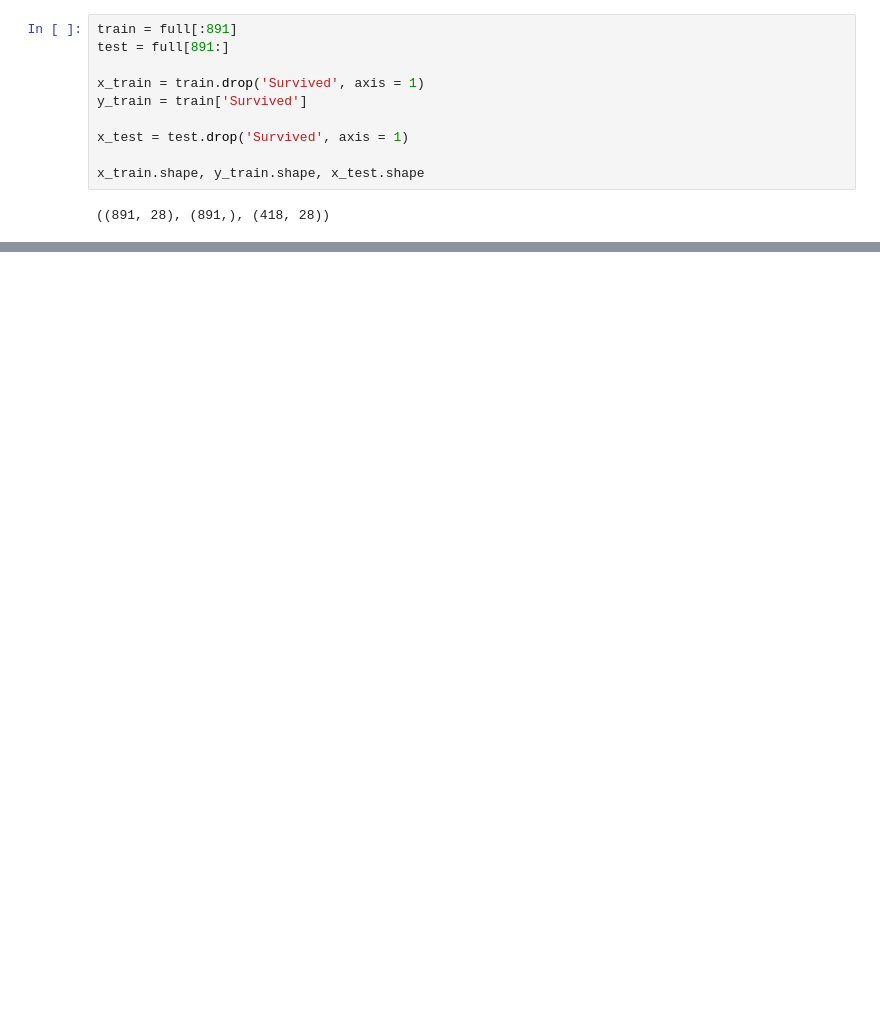
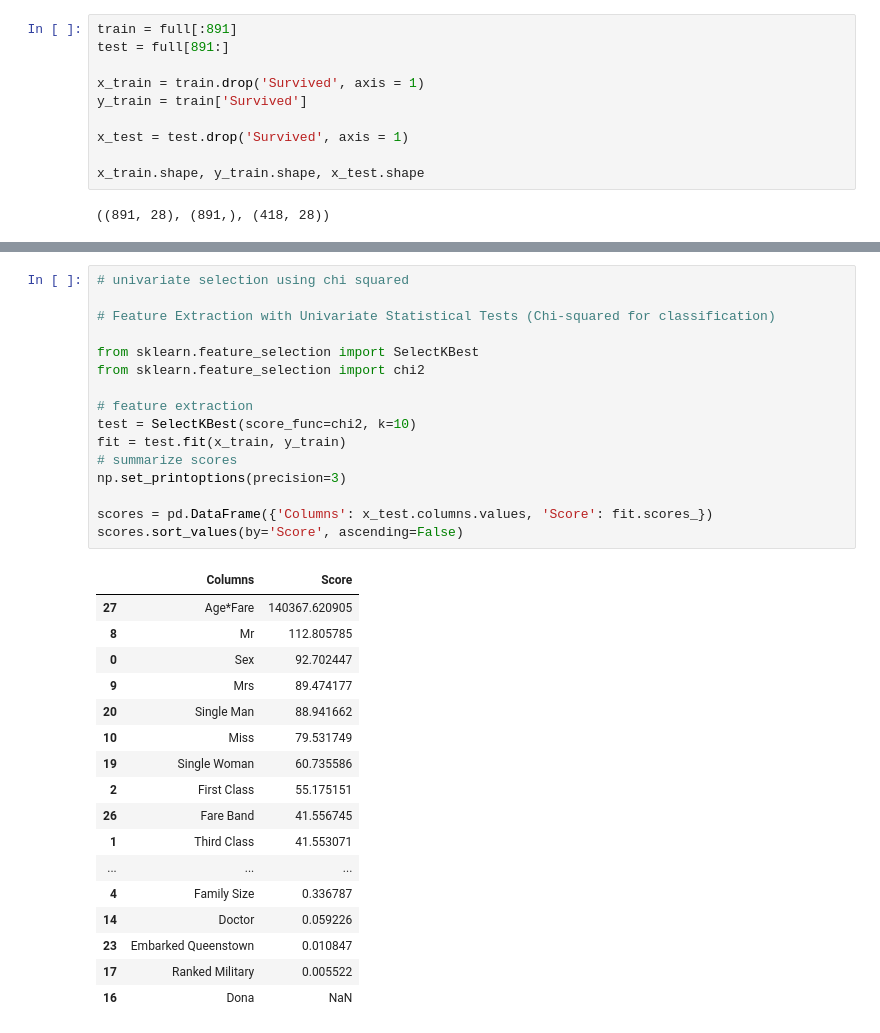
Before and after one commit to agodwinp/Titanic, a Jupyter notebook: Titanic - Machine Learning from Disaster.ipynb, the cells around one changed output, grey strips where cells are left out. Drawn from its saved outputs; the diff is of its cells as text; blank space fills up the shorter version.

```diff
--- a/Titanic - Machine Learning from Disaster.ipynb
+++ b/Titanic - Machine Learning from Disaster.ipynb
@@ -800,0 +813,34 @@ models.sort_values(by='Score', ascending=False)
+# %%
+# univariate selection using chi squared
+
+# Feature Extraction with Univariate Statistical Tests (Chi-squared for classification)
+
+from sklearn.feature_selection import SelectKBest
+from sklearn.feature_selection import chi2
+
+# feature extraction
+test = SelectKBest(score_func=chi2, k=10)
+fit = test.fit(x_train, y_train)
+# summarize scores
+np.set_printoptions(precision=3)
+
+scores = pd.DataFrame({'Columns': x_test.columns.values, 'Score': fit.scores_})
+scores.sort_values(by='Score', ascending=False)
+# %% [output]
+|  | Columns | Score |
+| 27 | Age*Fare | 140367.620905 |
+| 8 | Mr | 112.805785 |
+| 0 | Sex | 92.702447 |
+| 9 | Mrs | 89.474177 |
+| 20 | Single Man | 88.941662 |
+| 10 | Miss | 79.531749 |
+| 19 | Single Woman | 60.735586 |
+| 2 | First Class | 55.175151 |
+| 26 | Fare Band | 41.556745 |
+| 1 | Third Class | 41.553071 |
+| ... | ... | ... |
+| 4 | Family Size | 0.336787 |
+| 14 | Doctor | 0.059226 |
+| 23 | Embarked Queenstown | 0.010847 |
+| 17 | Ranked Military | 0.005522 |
+| 16 | Dona | NaN |
```
Also changed, not shown: parts of 35 cells of this notebook.
